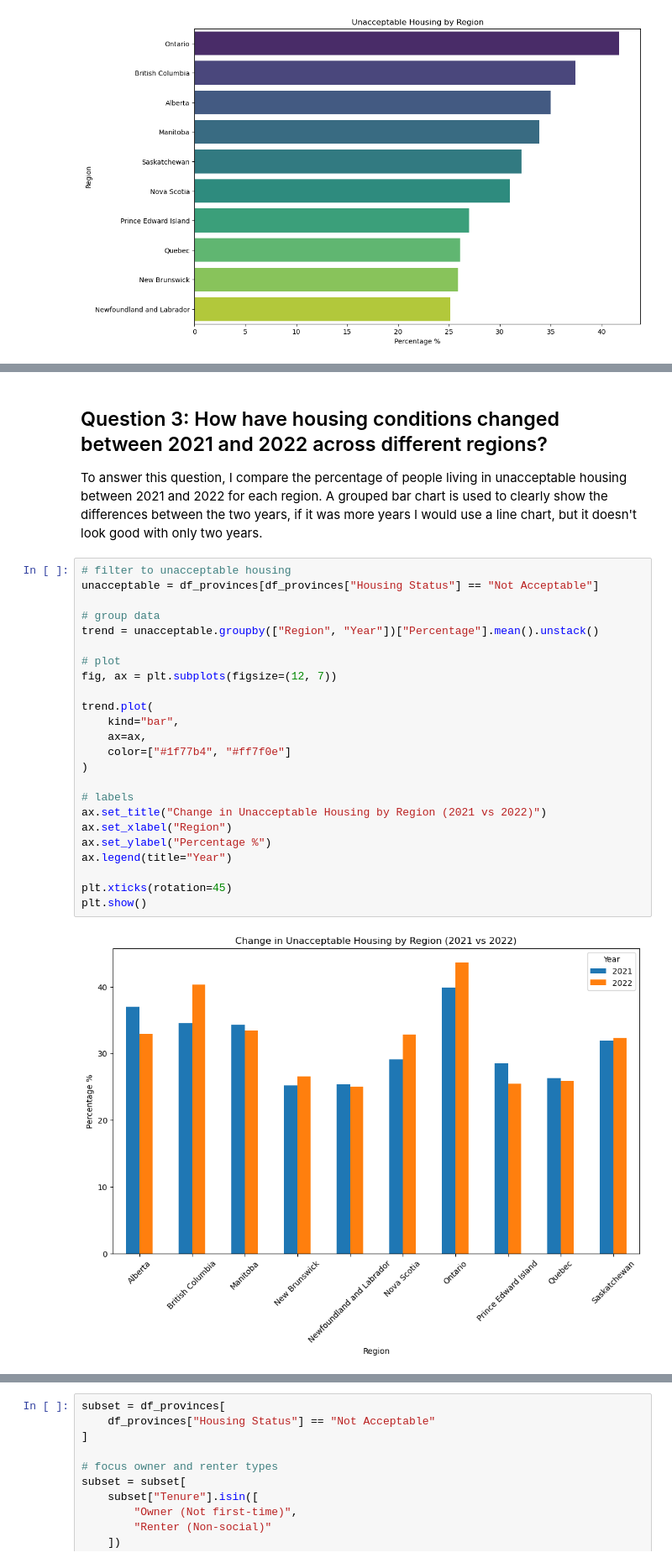
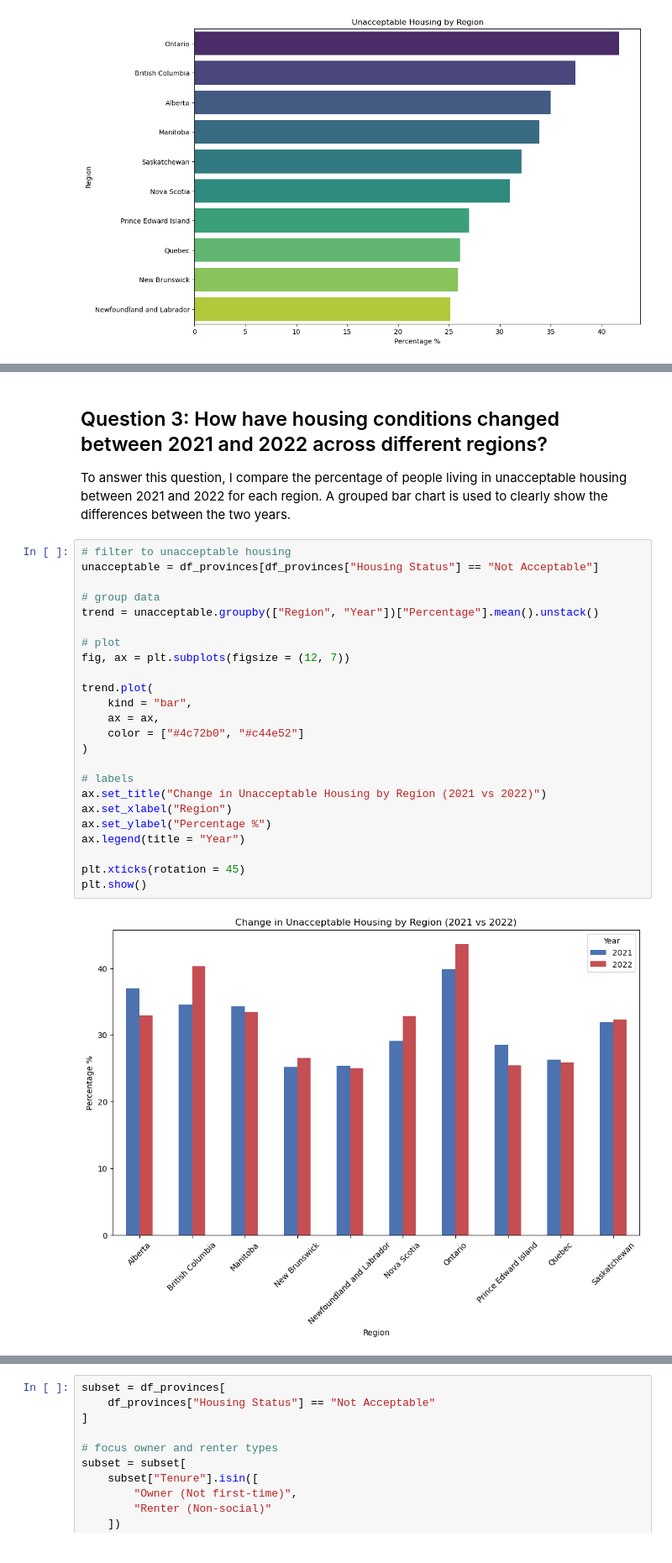
Before and after one commit to samnsinclair-oss/canadian-housing-analysis, a Jupyter notebook: notebooks/analysis.ipynb, the cells around one changed output, grey strips where cells are left out. Shown at 84% size. Drawn from its saved outputs; the diff is of its cells as text.

```diff
--- a/notebooks/analysis.ipynb
+++ b/notebooks/analysis.ipynb
@@ -416,33 +479,33 @@ To further examine unacceptable housing between renters and owners, by provinces
 # %% [markdown]
 ## Question 3: How have housing conditions changed between 2021 and 2022 across different regions?
 
-To answer this question, I compare the percentage of people living in unacceptable housing between 2021 and 2022 for each region. A grouped bar chart is used to clearly show the differences between the two years, if it was more years I would use a line chart, but it doesn't look good with only two years.
+To answer this question, I compare the percentage of people living in unacceptable housing between 2021 and 2022 for each region. A grouped bar chart is used to clearly show the differences between the two years.
 # %%
 # filter to unacceptable housing
 unacceptable = df_provinces[df_provinces["Housing Status"] == "Not Acceptable"]
 
 # group data
 trend = unacceptable.groupby(["Region", "Year"])["Percentage"].mean().unstack()
 
 # plot
-fig, ax = plt.subplots(figsize=(12, 7))
+fig, ax = plt.subplots(figsize = (12, 7))
 
 trend.plot(
-    kind="bar",
-    ax=ax,
-    color=["#1f77b4", "#ff7f0e"]
+    kind = "bar",
+    ax = ax,
+    color = ["#4c72b0", "#c44e52"]
 )
 
 # labels
 ax.set_title("Change in Unacceptable Housing by Region (2021 vs 2022)")
 ax.set_xlabel("Region")
 ax.set_ylabel("Percentage %")
-ax.legend(title="Year")
+ax.legend(title = "Year")
 
-plt.xticks(rotation=45)
+plt.xticks(rotation = 45)
 plt.show()
 # %% [output]
-[figure, old version]
+[figure, new version]
 # %% [markdown]
 ### Grouped Bar Chart – How does unacceptable housing change between 2021 and 2022?
 
```
Also changed, not shown: parts of 16 cells of this notebook.
